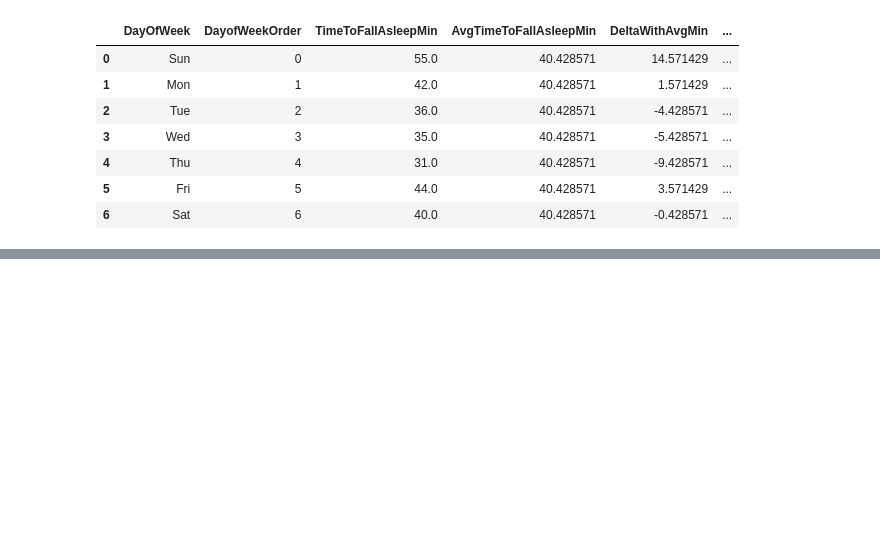
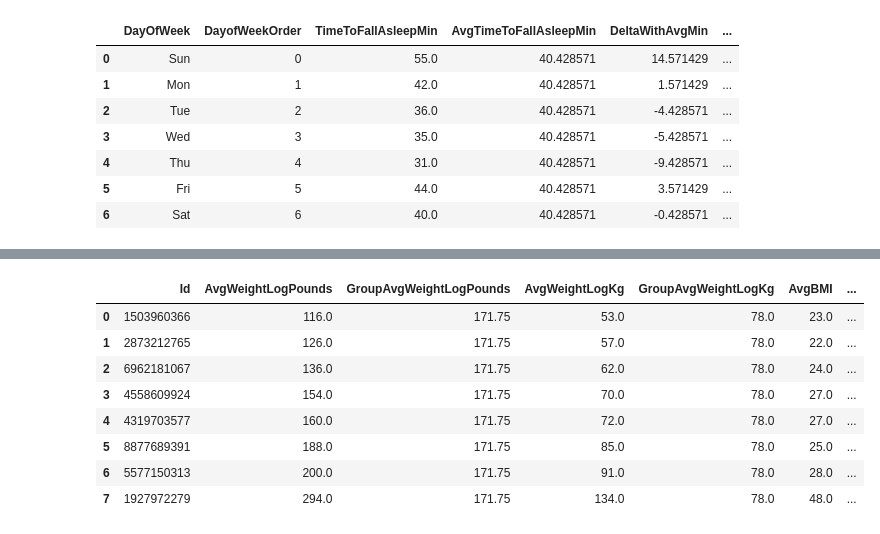
Before and after one commit to phlln/bellabeat-analysis, a Jupyter notebook: bellabeat_bigquery_playground.ipynb, the cells around one changed output, grey strips where cells are left out. Saved outputs shown, nothing was run; the diff lists cells and outputs as text; code cells hidden in the pictures; blank space fills up the shorter version.

Commit message:
Added sql query for weight bmi calculations

```diff
--- a/bellabeat_bigquery_playground.ipynb
+++ b/bellabeat_bigquery_playground.ipynb
@@ -1351,0 +1368,33 @@ ORDER BY 2;
+# %%
+%%bigquery
+WITH indiv_avg_weight AS (
+    SELECT Id,
+           ROUND(AVG(WeightPounds), 0) AS AvgWeightLogPounds,
+           ROUND(AVG(WeightKg), 0) AS AvgWeightLogKg,
+           ROUND(AVG(BMI), 0) AS AvgBMI
+    FROM `gac-bellabeat.activity.weight`
+    GROUP BY 1
+)
+SELECT Id,
+       AvgWeightLogPounds,
+       AVG(AvgWeightLogPounds) OVER() AS GroupAvgWeightLogPounds,
+       AvgWeightLogKg,
+       AVG(AvgWeightLogKg) OVER() AS GroupAvgWeightLogKg,
+       AvgBMI,
+       AVG(AvgBMI) OVER() AS GroupAvgBMI,
+       ROUND(SQRT(AvgWeightLogKg/AvgBMI), 2) AS HeightM,
+       AVG(SQRT(AvgWeightLogKg/AvgBMI)) OVER() AS GroupAvgHeightM,
+       ROUND(SQRT(AvgWeightLogKg/AvgBMI)*39.37, 0) AS HeightIn,
+       AVG(SQRT(AvgWeightLogKg/AvgBMI)*39.37) OVER() AS GroupAvgHeightIn
+ FROM indiv_avg_weight
+ORDER BY 2
+# %% [output]
+|  | Id | AvgWeightLogPounds | GroupAvgWeightLogPounds | AvgWeightLogKg | GroupAvgWeightLogKg | AvgBMI | ... |
+| 0 | 1503960366 | 116.0 | 171.75 | 53.0 | 78.0 | 23.0 | ... |
+| 1 | 2873212765 | 126.0 | 171.75 | 57.0 | 78.0 | 22.0 | ... |
+| 2 | 6962181067 | 136.0 | 171.75 | 62.0 | 78.0 | 24.0 | ... |
+| 3 | 4558609924 | 154.0 | 171.75 | 70.0 | 78.0 | 27.0 | ... |
+| 4 | 4319703577 | 160.0 | 171.75 | 72.0 | 78.0 | 27.0 | ... |
+| 5 | 8877689391 | 188.0 | 171.75 | 85.0 | 78.0 | 25.0 | ... |
+| 6 | 5577150313 | 200.0 | 171.75 | 91.0 | 78.0 | 28.0 | ... |
+| 7 | 1927972279 | 294.0 | 171.75 | 134.0 | 78.0 | 48.0 | ... |
```
Also changed, not shown: parts of 4 cells of this notebook.
